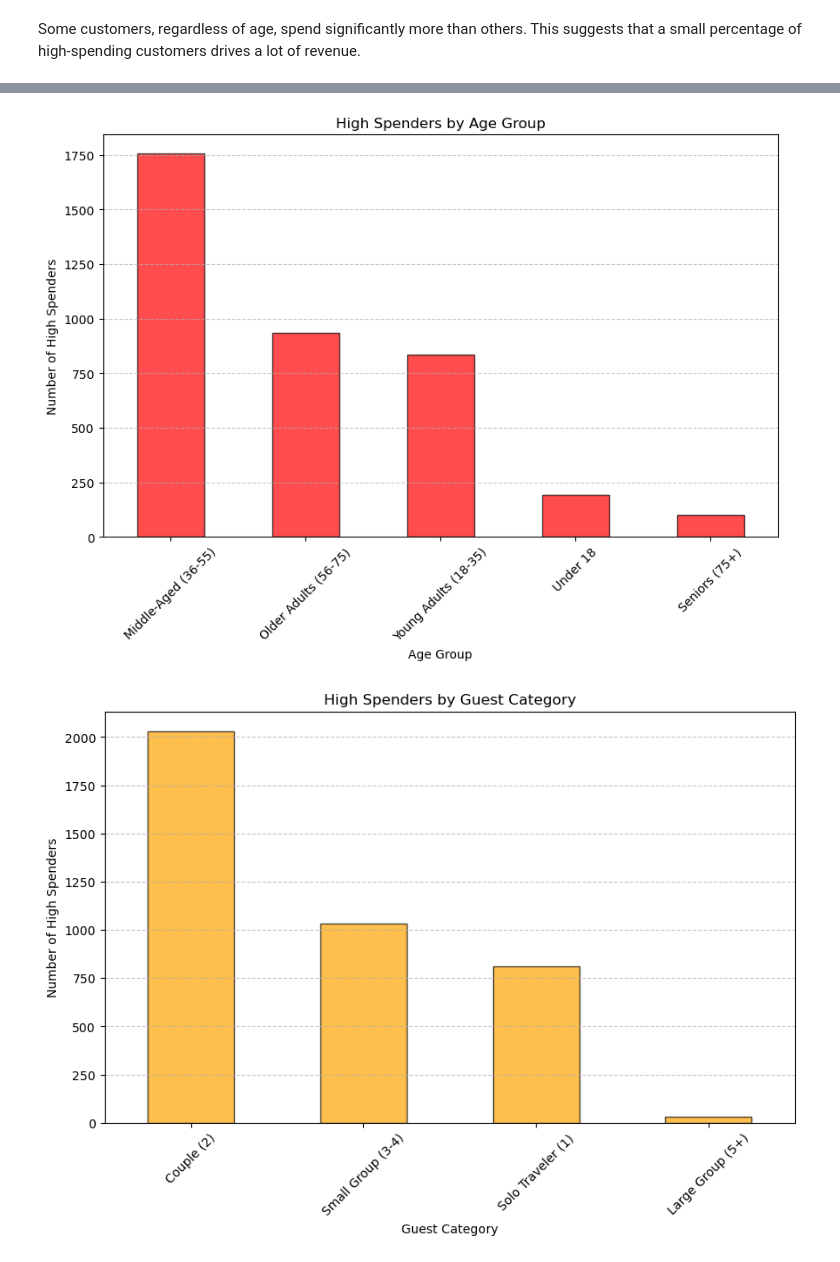
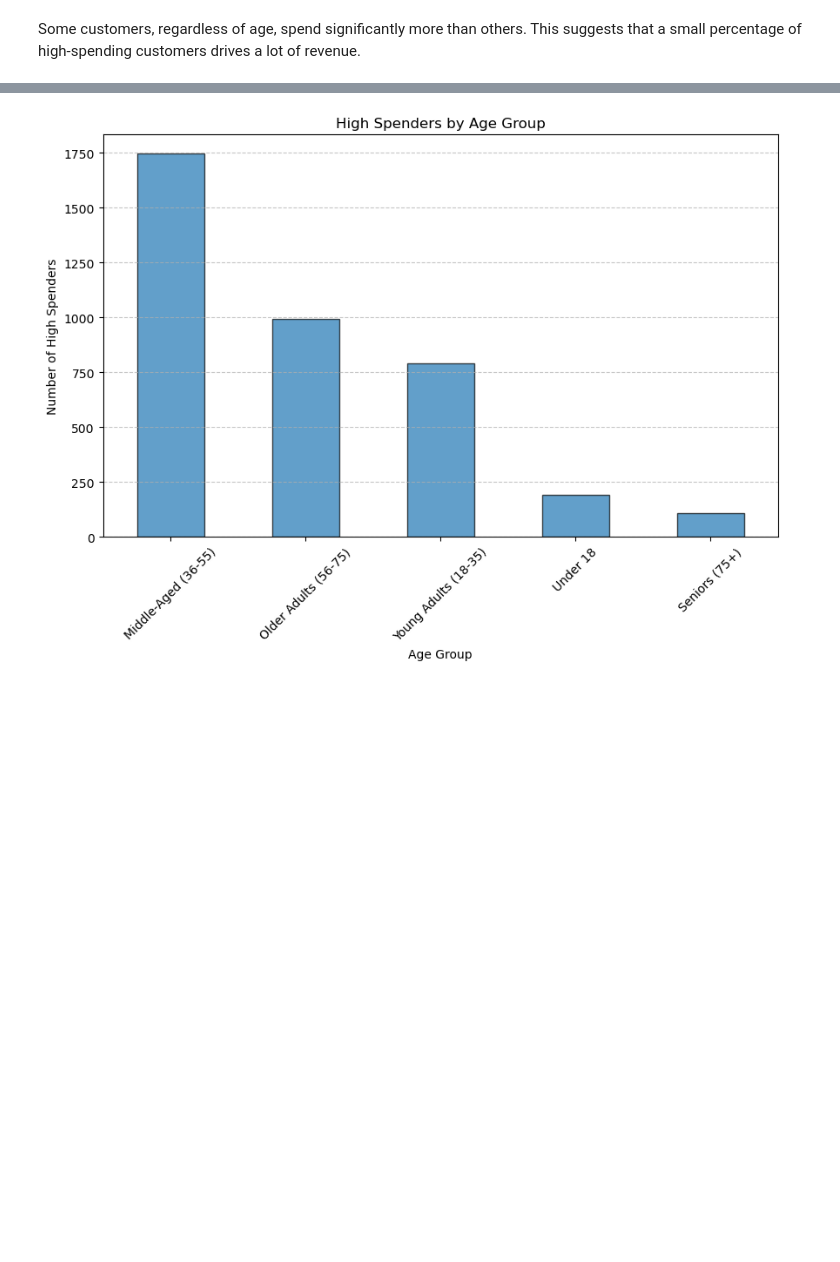
Before and after one commit to RubenCMarques/Hotel-Customer-Segmentation, a Jupyter notebook: Notebooks/Main_notebook.ipynb, the cells around one changed output, grey strips where cells are left out. Saved outputs shown, nothing was run; the diff lists cells and outputs as text; code cells hidden in the pictures; blank space fills up the shorter version.

Commit message:
Exploring High Spenders

```diff
--- a/Notebooks/Main_notebook.ipynb
+++ b/Notebooks/Main_notebook.ipynb
@@ -1076,0 +1079,3 @@ This suggests that a small percentage of high-spending customers drives a lot of
+# %%
+# Create TotalRevenue column
+df_comparison['TotalRevenue'] = df_comparison['LodgingRevenue'] + df_comparison['OtherRevenue']
@@ -1076,0 +1095,6 @@ This suggests that a small percentage of high-spending customers drives a lot of
+# %%
+# Create SpendingCategory column
+df_comparison['SpendingCategory'] = df_comparison['TotalRevenue'].apply(categorize_spender)
+
+# Count the number of spenders in each category
+spending_counts = df_comparison['SpendingCategory'].value_counts()
@@ -1077,15 +1128,12 @@ This suggests that a small percentage of high-spending customers drives a lot of
 # %%
-# Replace 'LodgingRevenue' with the actual revenue column name found in Step 1
-correct_revenue_col = 'LodgingRevenue'  # Update this if needed
-
-# Define high spenders as those in the top 5% revenue
-high_spender_threshold = df_comparison[correct_revenue_col].quantile(0.95)
+# Define TOP high spenders as those in the top 5% of Total Revenue
+high_spender_threshold = df_comparison['TotalRevenue'].quantile(0.95)
 
 # Filter high spenders
-high_spenders = df_comparison[df_comparison[correct_revenue_col] > high_spender_threshold]
+high_spenders = df_comparison[df_comparison['TotalRevenue'] > high_spender_threshold]
 
 # Display high spenders' details
-print(high_spenders[['Age', 'AgeGroup', 'GuestCategory', correct_revenue_col]])
+print(high_spenders[['Age', 'AgeGroup', 'GuestCategory', 'TotalRevenue']])
 
 # Analyze High Spenders by Age Group
 high_spenders_by_age = high_spenders['AgeGroup'].value_counts()
@@ -1108,26 +1156,12 @@ ID
 # %%
-# Visualizing High Spenders by Age Group
+# Visualizing TOP High Spenders by Age Group
 plt.figure(figsize=(10,6))
-high_spenders_by_age.plot(kind='bar', color='red', edgecolor='black', alpha=0.7)
+high_spenders_by_age.plot(kind='bar', edgecolor='black', alpha=0.7)
 plt.title('High Spenders by Age Group')
 plt.xlabel('Age Group')
 plt.ylabel('Number of High Spenders')
 plt.xticks(rotation=45)
 plt.grid(axis='y', linestyle='--', alpha=0.7)
 plt.show()
-
-# Analyze High Spenders by Guest Category
-high_spenders_by_guest = high_spenders['GuestCategory'].value_counts()
-
-# Visualizing High Spenders by Guest Category
-plt.figure(figsize=(10,6))
-high_spenders_by_guest.plot(kind='bar', color='orange', edgecolor='black', alpha=0.7)
-plt.title('High Spenders by Guest Category')
-plt.xlabel('Guest Category')
-plt.ylabel('Number of High Spenders')
-plt.xticks(rotation=45)
-plt.grid(axis='y', linestyle='--', alpha=0.7)
-plt.show()
 # %% [output]
-[figure, old version]
+[figure, new version]
-[figure, removed]
```
Also changed, not shown: parts of 7 cells of this notebook.
